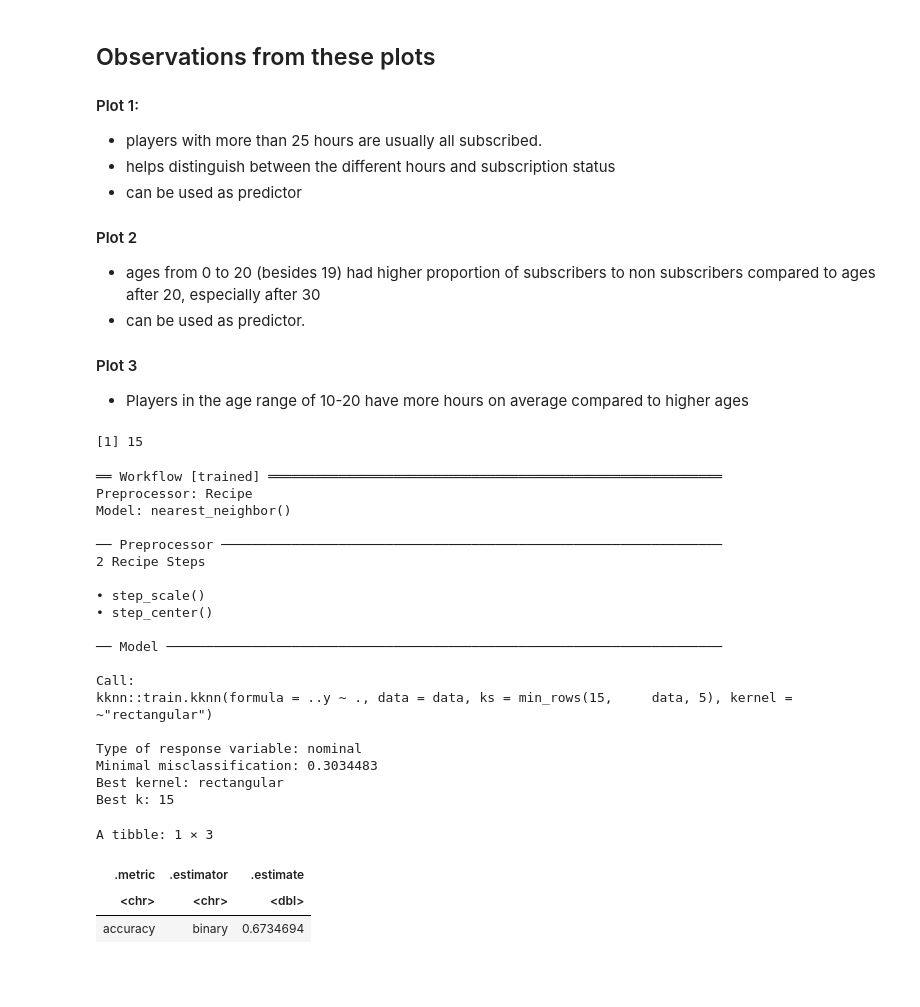
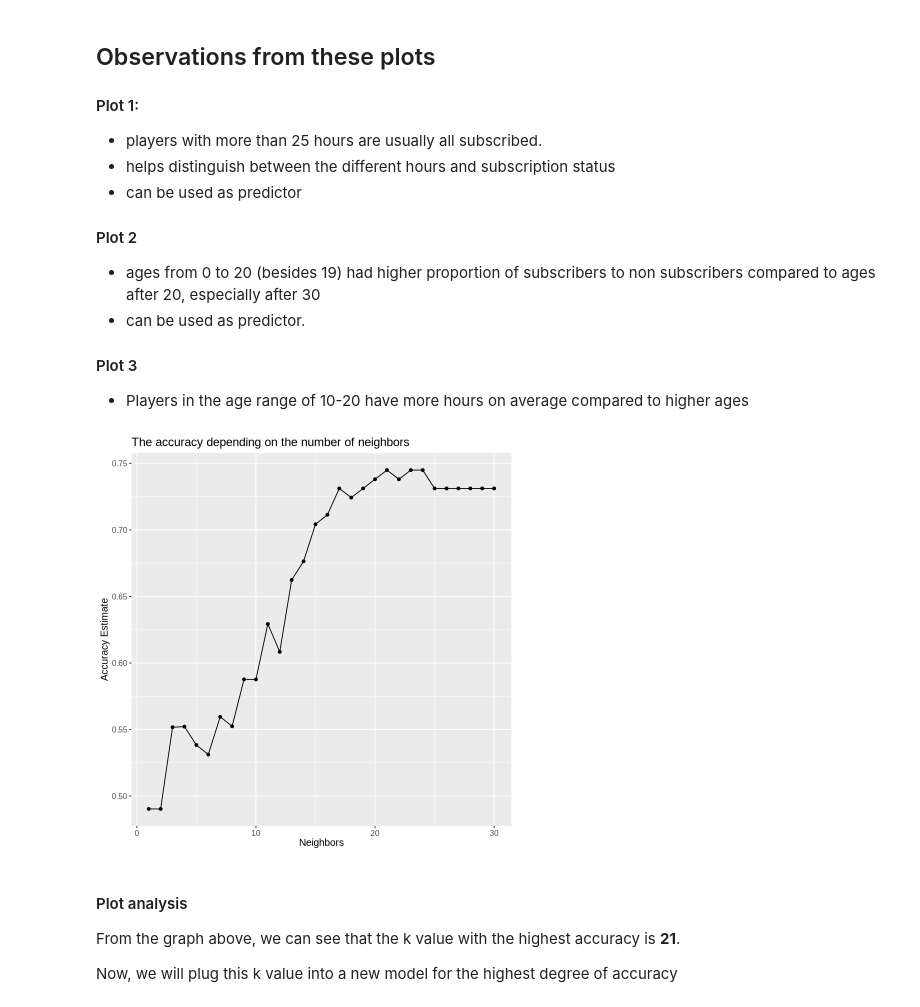
Before and after one commit to RadinAlikhani/DSCI-100-GROUP-PROJECT-REPOSITORY, a Jupyter notebook: Group Project .ipynb, the cells around one changed output. Drawn from its saved outputs; the diff is of its cells as text; code cells hidden in the pictures; blank space fills up the shorter version.

Commit message:
Added back the sessions description and graph and an explanation for the k graph

```diff
--- a/Group Project .ipynb
+++ b/Group Project .ipynb
@@ -93,10 +88,13 @@ Registered S3 method overwritten by 'GGally':
 # %%
-players<-read_csv("https://raw.githubusercontent.com/RadinAlikhani/dsci100-solo-project/refs/heads/main/players.csv")|>
+players<-read_csv("https://raw.githubusercontent.com/RadinAlikhani/DSCI-100-GROUP-PROJECT-REPOSITORY/refs/heads/main/players.csv")|>
     mutate(gender=as_factor(gender),experience=as_factor(experience),subscribe=as_factor(subscribe))|>
     mutate(subscribe=fct_recode(subscribe, "Yes" = "TRUE", "No" = "FALSE"))|>
     select(-name)
 
 players
+
+sessions<-read_csv("https://raw.githubusercontent.com/RadinAlikhani/DSCI-100-GROUP-PROJECT-REPOSITORY/refs/heads/main/sessions.csv")
+    sessions
 # %% [output]
 Rows: 196 Columns: 7
 ── Column specification ────────────────────────────────────────────────────────
@@ -189,75 +181,48 @@ Warning message:
 # %%
 players<-drop_na(players)
 
+set.seed(1)
 players_split<-initial_split(players,prop=0.75,strata=subscribe)
 players_train<-training(players_split)
 players_test<-testing(players_split)
 
+set.seed(1)
 players_recipe<-recipe(subscribe~played_hours+Age,data=players_train)|>
 step_scale(all_predictors())|>
 step_center(all_predictors())
 
+
+set.seed(1)
 players_vfold<-vfold_cv(players_train,v=5,strata=subscribe)
 
 knn_spec<-nearest_neighbor(weight_func="rectangular",neighbors=tune())|>
 set_engine("kknn")|>
 set_mode("classification")
 
 k_vals<-tibble(neighbors=seq(from=1,to=30,by=1))
 
 knn_results <- workflow() |>
   add_recipe(players_recipe) |>
   add_model(knn_spec) |>
   tune_grid(resamples = players_vfold, grid = k_vals) |>
   collect_metrics()
 
 accuracies <- knn_results |>
   filter(.metric == "accuracy")
 
-best_k <- accuracies |>
-        arrange(desc(mean)) |>
-        head(1) |>
-        pull(neighbors)
-best_k
+accuracy_vs_k <- ggplot(accuracies, aes(x = neighbors, y = mean)) +
+  geom_point() +
+  geom_line() +
+  labs(x = "Neighbors", y = "Accuracy Estimate") +
+  ggtitle("The accuracy depending on the number of neighbors")+
+  theme(text = element_text(size = 12))
 
-best_knn<-knn_spec<-nearest_neighbor(weight_func="rectangular",neighbors=best_k)|>
-set_engine("kknn")|>
-set_mode("classification")
-
-knn_fit<-workflow()|>
-add_recipe(players_recipe)|>
-add_model(best_knn)|>
-fit(data=players_train)
-knn_fit
-
-players_test_predictions <- predict(knn_fit, players_test) |>
-  bind_cols(players_test)
-
-players_test_predictions |>
-  metrics(truth = subscribe, estimate = .pred_class) |>
-  filter(.metric == "accuracy")
+accuracy_vs_k
 # %% [output]
-[1] 15
-══ Workflow [trained] ══════════════════════════════════════════════════════════
-Preprocessor: Recipe
-Model: nearest_neighbor()
-
-── Preprocessor ────────────────────────────────────────────────────────────────
-2 Recipe Steps
-
-• step_scale()
-• step_center()
-
-── Model ───────────────────────────────────────────────────────────────────────
-
-Call:
-kknn::train.kknn(formula = ..y ~ ., data = data, ks = min_rows(15,     data, 5), kernel = ~"rectangular")
-
-Type of response variable: nominal
-Minimal misclassification: 0.3034483
-Best kernel: rectangular
-Best k: 15
-A tibble: 1 × 3
-| .metric | .estimator | .estimate |
-| <chr> | <chr> | <dbl> |
-| accuracy | binary | 0.6734694 |
+[figure, added]
+# %% [markdown]
+#### Plot analysis
+
+From the graph above, we can see that the k value with the highest accuracy is **21**.
+
+Now, we will plug this k value into a new model for the highest degree of accuracy
```
Also changed, not shown: parts of 4 cells of this notebook.
